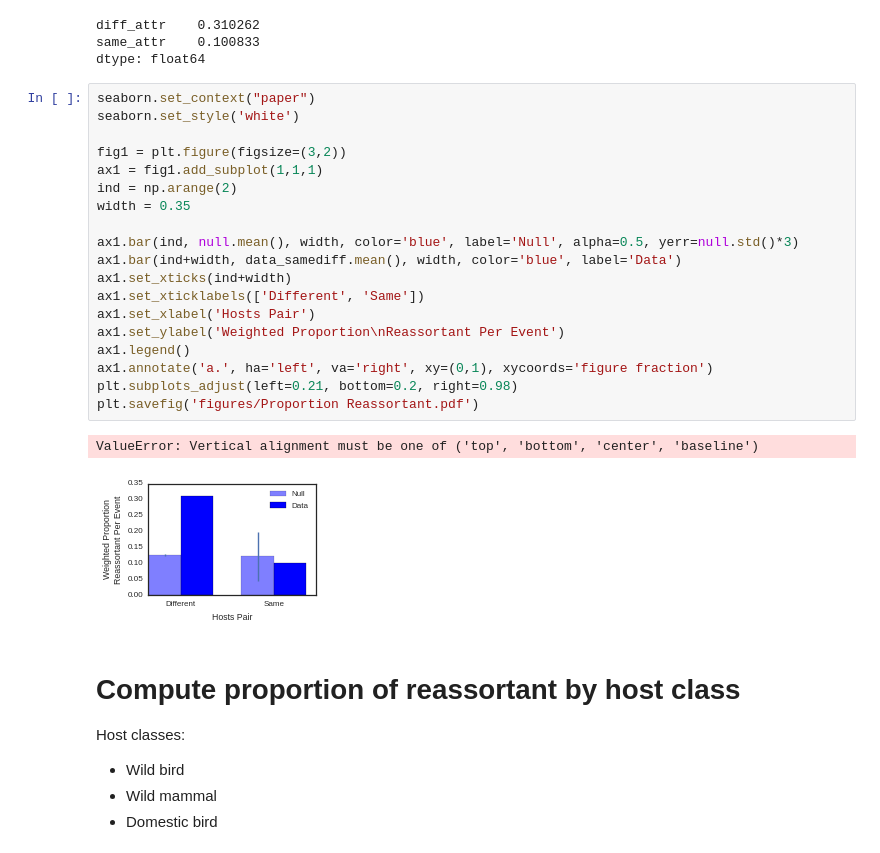
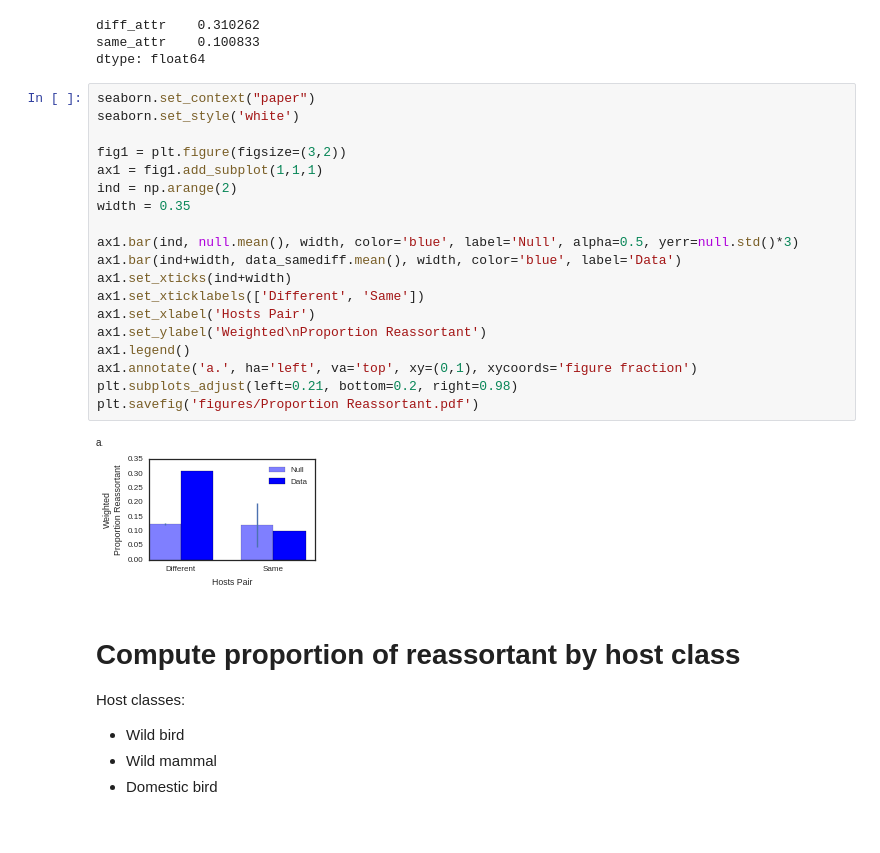
Before and after one commit to ericmjl/influenza-global-reassortment, a Jupyter notebook: Make Figure - Proportion Reassortant.ipynb, the cells around one changed output. Cells and saved outputs as stored; diff of their text form.

Commit message:
changed ylabel to 'weighted proportion reassortant'

```diff
--- a/Make Figure - Proportion Reassortant.ipynb
+++ b/Make Figure - Proportion Reassortant.ipynb
@@ -80,25 +80,24 @@ dtype: float64
 # %%
 seaborn.set_context("paper")
 seaborn.set_style('white')
 
 fig1 = plt.figure(figsize=(3,2))
 ax1 = fig1.add_subplot(1,1,1)
 ind = np.arange(2)
 width = 0.35
 
 ax1.bar(ind, null.mean(), width, color='blue', label='Null', alpha=0.5, yerr=null.std()*3)
 ax1.bar(ind+width, data_samediff.mean(), width, color='blue', label='Data')
 ax1.set_xticks(ind+width)
 ax1.set_xticklabels(['Different', 'Same'])
 ax1.set_xlabel('Hosts Pair')
-ax1.set_ylabel('Weighted Proportion\nReassortant Per Event')
+ax1.set_ylabel('Weighted\nProportion Reassortant')
 ax1.legend()
-ax1.annotate('a.', ha='left', va='right', xy=(0,1), xycoords='figure fraction')
+ax1.annotate('a.', ha='left', va='top', xy=(0,1), xycoords='figure fraction')
 plt.subplots_adjust(left=0.21, bottom=0.2, right=0.98)
 plt.savefig('figures/Proportion Reassortant.pdf')
 # %% [output]
-ValueError: Vertical alignment must be one of ('top', 'bottom', 'center', 'baseline')
-[figure, old version]
+[figure, new version]
 # %% [markdown]
 # Compute proportion of reassortant by host class
 
```
Also changed, not shown: 1 other file.
